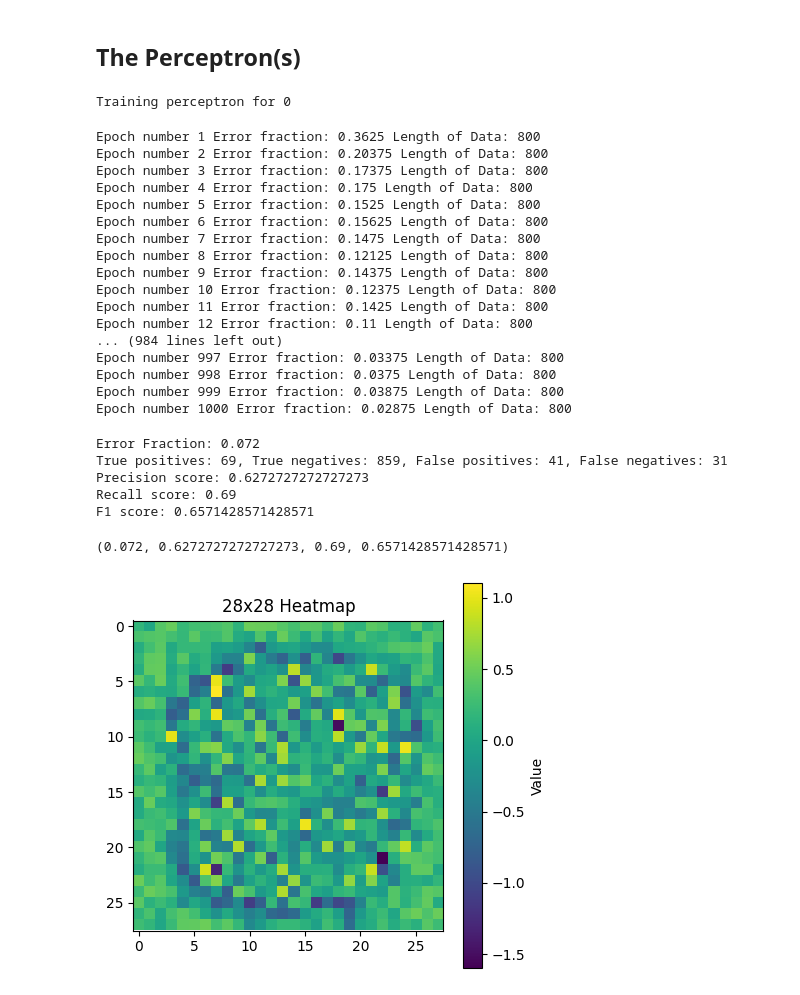
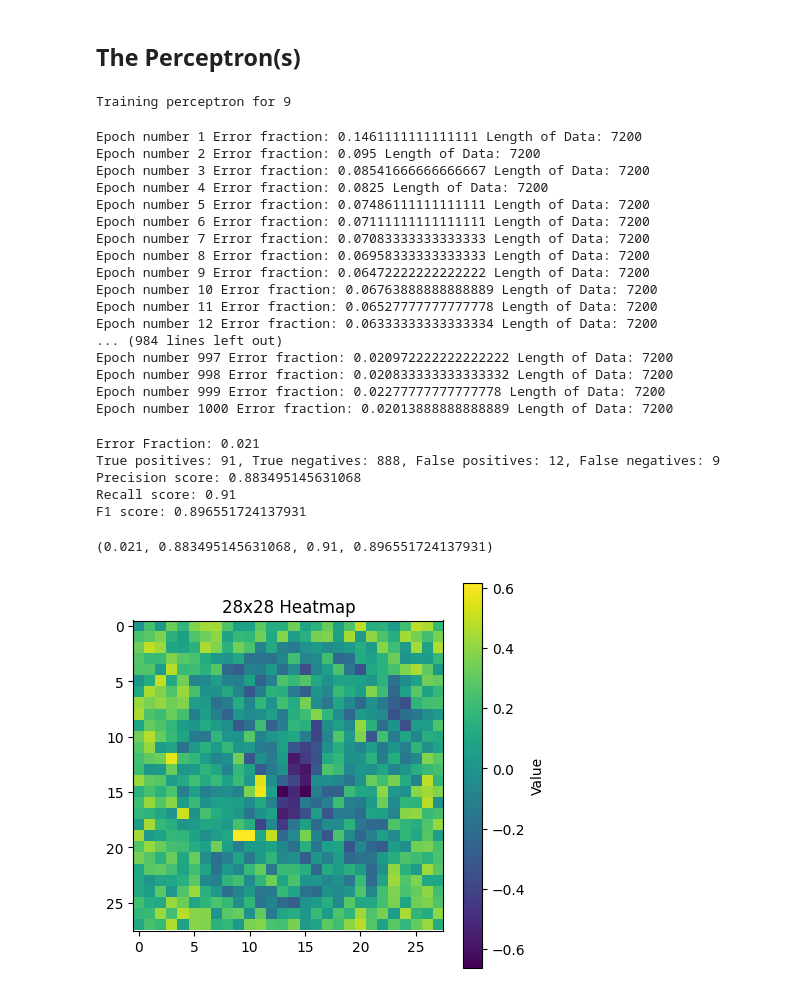
Before and after one commit to Rai1975/Intelligent_Systems, a Jupyter notebook: HW3/perceptron_part2.ipynb, the cells around one changed output. Cells and saved outputs as stored; diff of their text form; code cells hidden in the pictures.

```diff
--- a/HW3/perceptron_part2.ipynb
+++ b/HW3/perceptron_part2.ipynb
@@ -150,20 +150,28 @@ def perceptron_run(number_array, w):
 def train_perceptron(train_data_copy, w, print_flag=False):
     lr = 0.01
     num_epochs = 1000
-    error_frac_threshold = 0.001
+    error_frac_threshold = 0.025
     error_frac = 1.00
 
     epoch_number = 0
+
+    ones  = [item for item in train_data_copy if item[0] == 1]
+    zeros = [item for item in train_data_copy if item[0] == 0]
+
+    ones_oversampled = ones * (len(zeros) // len(ones))
+    balanced_data = zeros + ones_oversampled
+    random.shuffle(balanced_data)
+    balanced_labels = [item[0] for item in balanced_data]
+
     while(epoch_number < num_epochs) and (error_frac > error_frac_threshold):
         perc_outputs = []
         if print_flag:
             print(f"Epoch number {epoch_number + 1}", end=' ')
 
-        ones  = [item for item in train_data_copy if item[0] == 1]
-        zeros = [item for item in train_data_copy if item[0] == 0]
+        ones  = [item for item in balanced_data if item[0] == 1]
+        zeros = [item for item in balanced_data if item[0] == 0]
 
         sampled_zeros = random.sample(zeros, len(ones))
-
         balanced_data = sampled_zeros + ones
         random.shuffle(balanced_data)
         balanced_labels = [item[0] for item in balanced_data]
@@ -216,59 +224,57 @@ training_data_copy = []
 
 # Perceptron 1 (w0)
 training_data_copy = [
-    (1 if label == 8 else 0, features.copy())
+    (1 if label == 9 else 0, features.copy())
     for label, features in combined_train_data
 ]
 
 testing_data_copy = [
-    (1 if label == 8 else 0, features.copy())
+    (1 if label == 9 else 0, features.copy())
     for label, features in combined_test_data
 ]
 
-print("Training perceptron for 0")
-
-# Perce
+print("Training perceptron for 9")
 # %% [output]
-Training perceptron for 0
+Training perceptron for 9
 # %%
-w8_trained = train_perceptron(training_data_copy, w8, print_flag=True)
+w9_trained = train_perceptron(training_data_copy, w9, print_flag=True)
 # %% [output]
-Epoch number 1 Error fraction: 0.3625 Length of Data: 800
-Epoch number 2 Error fraction: 0.20375 Length of Data: 800
-Epoch number 3 Error fraction: 0.17375 Length of Data: 800
-Epoch number 4 Error fraction: 0.175 Length of Data: 800
-Epoch number 5 Error fraction: 0.1525 Length of Data: 800
-Epoch number 6 Error fraction: 0.15625 Length of Data: 800
-Epoch number 7 Error fraction: 0.1475 Length of Data: 800
-Epoch number 8 Error fraction: 0.12125 Length of Data: 800
-Epoch number 9 Error fraction: 0.14375 Length of Data: 800
-Epoch number 10 Error fraction: 0.12375 Length of Data: 800
-Epoch number 11 Error fraction: 0.1425 Length of Data: 800
-Epoch number 12 Error fraction: 0.11 Length of Data: 800
+Epoch number 1 Error fraction: 0.1461111111111111 Length of Data: 7200
+Epoch number 2 Error fraction: 0.095 Length of Data: 7200
+Epoch number 3 Error fraction: 0.08541666666666667 Length of Data: 7200
+Epoch number 4 Error fraction: 0.0825 Length of Data: 7200
+Epoch number 5 Error fraction: 0.07486111111111111 Length of Data: 7200
+Epoch number 6 Error fraction: 0.07111111111111111 Length of Data: 7200
+Epoch number 7 Error fraction: 0.07083333333333333 Length of Data: 7200
+Epoch number 8 Error fraction: 0.06958333333333333 Length of Data: 7200
+Epoch number 9 Error fraction: 0.06472222222222222 Length of Data: 7200
+Epoch number 10 Error fraction: 0.06763888888888889 Length of Data: 7200
+Epoch number 11 Error fraction: 0.06527777777777778 Length of Data: 7200
+Epoch number 12 Error fraction: 0.06333333333333334 Length of Data: 7200
 ... (984 lines left out)
-Epoch number 997 Error fraction: 0.03375 Length of Data: 800
-Epoch number 998 Error fraction: 0.0375 Length of Data: 800
-Epoch number 999 Error fraction: 0.03875 Length of Data: 800
-Epoch number 1000 Error fraction: 0.02875 Length of Data: 800
+Epoch number 997 Error fraction: 0.020972222222222222 Length of Data: 7200
+Epoch number 998 Error fraction: 0.020833333333333332 Length of Data: 7200
+Epoch number 999 Error fraction: 0.02277777777777778 Length of Data: 7200
+Epoch number 1000 Error fraction: 0.02013888888888889 Length of Data: 7200
 # %%
-model_stats(testing_data_copy, w8_trained)
+model_stats(testing_data_copy, w9_trained)
 # %% [output]
-Error Fraction: 0.072
-True positives: 69, True negatives: 859, False positives: 41, False negatives: 31
-Precision score: 0.6272727272727273
-Recall score: 0.69
-F1 score: 0.6571428571428571
+Error Fraction: 0.021
+True positives: 91, True negatives: 888, False positives: 12, False negatives: 9
+Precision score: 0.883495145631068
+Recall score: 0.91
+F1 score: 0.896551724137931
-(0.072, 0.6272727272727273, 0.69, 0.6571428571428571)
+(0.021, 0.883495145631068, 0.91, 0.896551724137931)
 # %%
-w_matrix = w8_trained[1:].reshape(28, 28).T
+w_matrix = w9_trained[1:].reshape(28, 28).T
 
 plt.figure(figsize=(5, 5))
 plt.imshow(w_matrix, cmap='viridis', interpolation='nearest')
 plt.colorbar(label='Value')
 plt.title('28x28 Heatmap')
 plt.show()
 # %% [output]
-[figure, old version]
+[figure, new version]
 # %%
 training_data_copy = []
 
```
Also changed, not shown: parts of 5 cells of this notebook.
